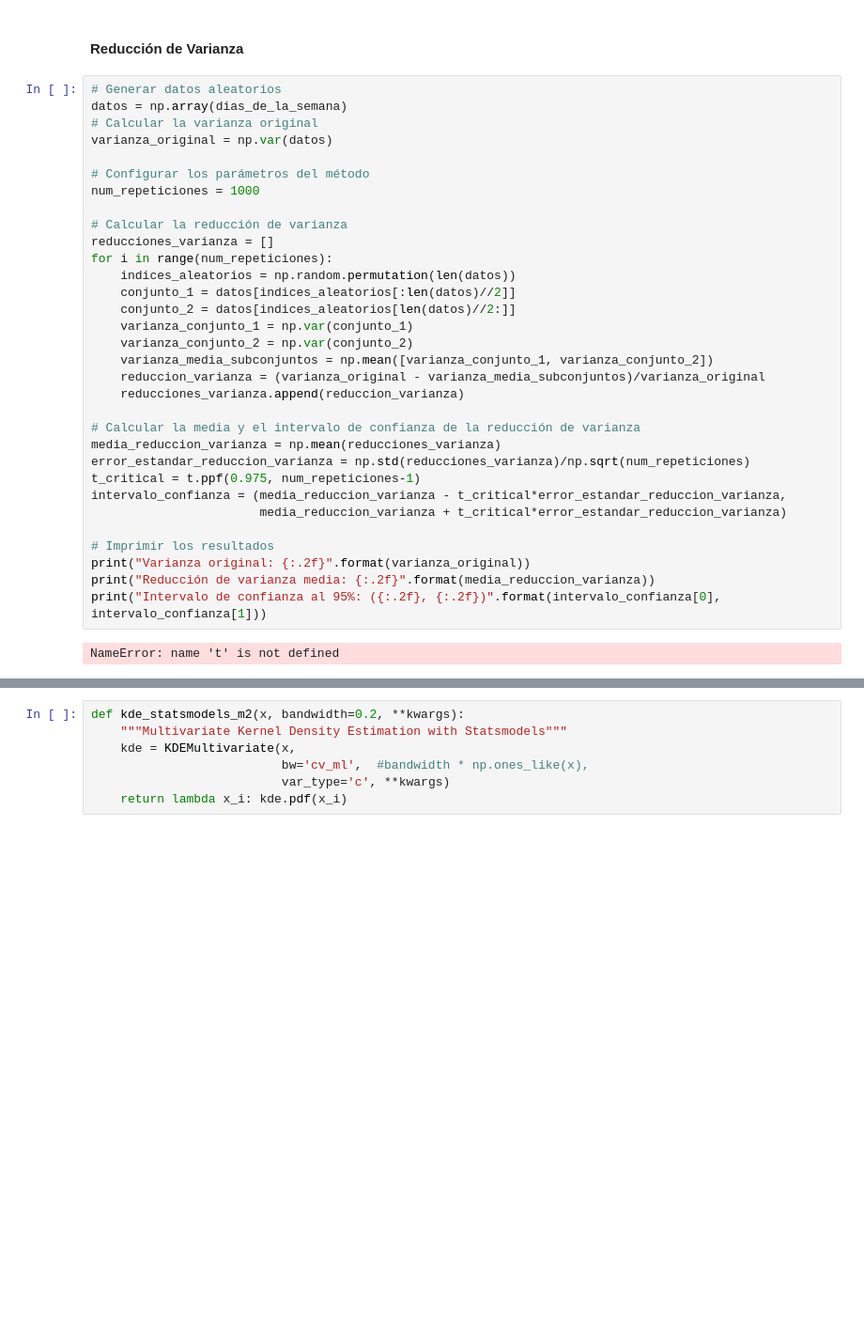
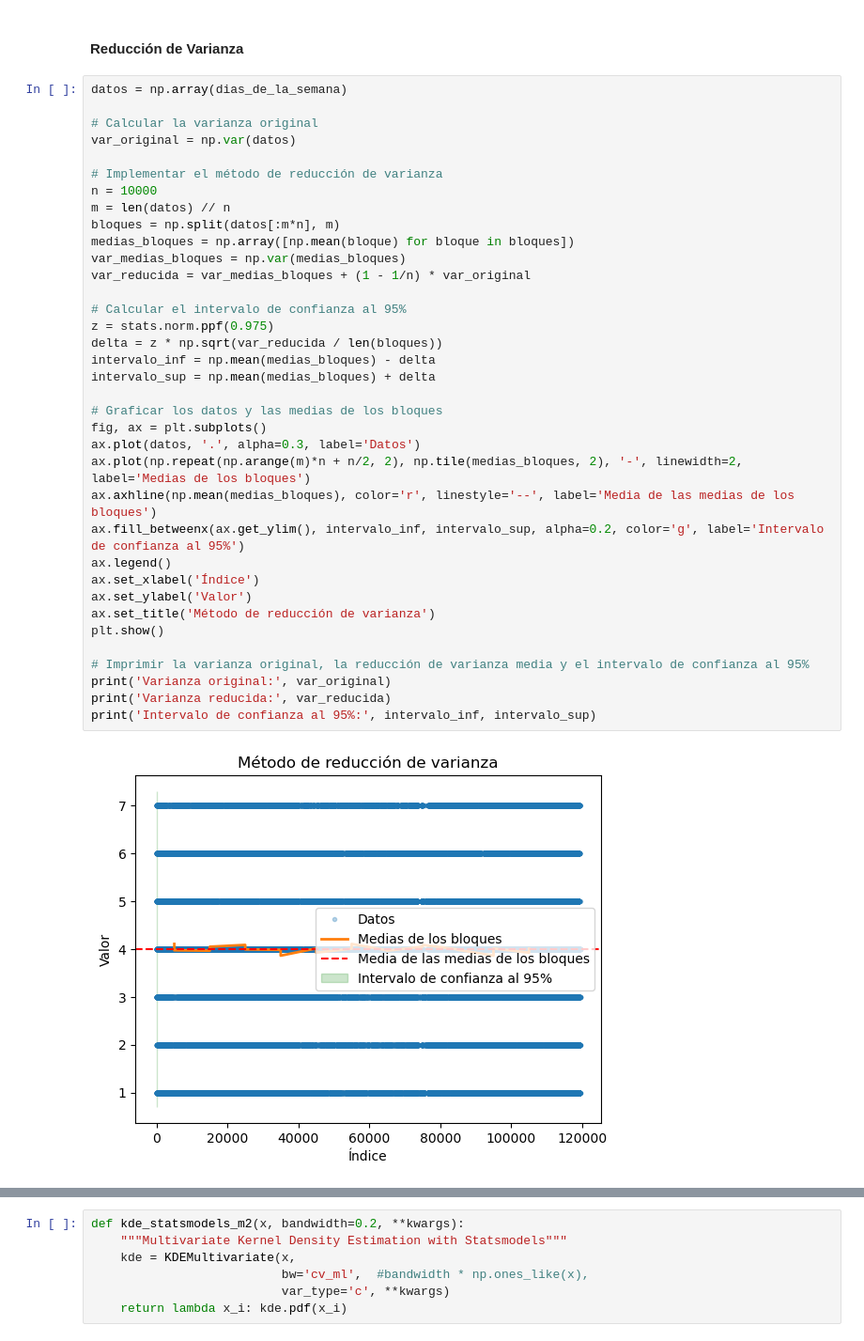
Before and after one commit to Karim1601/Simulacion_Proyecto_PenaH_ValadezM_DegolladoJ, a Jupyter notebook: ProyectoModulo1_PeñaN1_ValadezN2_DegolladoN3.ipynb, the cells around one changed output, grey strips where cells are left out. Shown at 94% size. Cells and saved outputs as stored; diff of their text form; blank space fills up the shorter version.

```diff
--- a/ProyectoModulo1_PeñaN1_ValadezN2_DegolladoN3.ipynb
+++ b/ProyectoModulo1_PeñaN1_ValadezN2_DegolladoN3.ipynb
@@ -316,36 +376,40 @@ Ttest_1sampResult(statistic=0.0, pvalue=1.0)
 # %% [markdown]
 #### Reducción de Varianza
-# %%
-# Generar datos aleatorios
-datos = np.array(dias_de_la_semana)
-# Calcular la varianza original
-varianza_original = np.var(datos)
-
-# Configurar los parámetros del método
-num_repeticiones = 1000
-
-# Calcular la reducción de varianza
-reducciones_varianza = []
-for i in range(num_repeticiones):
-    indices_aleatorios = np.random.permutation(len(datos))
-    conjunto_1 = datos[indices_aleatorios[:len(datos)//2]]
-    conjunto_2 = datos[indices_aleatorios[len(datos)//2:]]
-    varianza_conjunto_1 = np.var(conjunto_1)
-    varianza_conjunto_2 = np.var(conjunto_2)
-    varianza_media_subconjuntos = np.mean([varianza_conjunto_1, varianza_conjunto_2])
-    reduccion_varianza = (varianza_original - varianza_media_subconjuntos)/varianza_original
-    reducciones_varianza.append(reduccion_varianza)
-
-# Calcular la media y el intervalo de confianza de la reducción de varianza
-media_reduccion_varianza = np.mean(reducciones_varianza)
-error_estandar_reduccion_varianza = np.std(reducciones_varianza)/np.sqrt(num_repeticiones)
-t_critical = t.ppf(0.975, num_repeticiones-1)
-intervalo_confianza = (media_reduccion_varianza - t_critical*error_estandar_reduccion_varianza,
-                       media_reduccion_varianza + t_critical*error_estandar_reduccion_varianza)
-
-# Imprimir los resultados
-print("Varianza original: {:.2f}".format(varianza_original))
-print("Reducción de varianza media: {:.2f}".format(media_reduccion_varianza))
-print("Intervalo de confianza al 95%: ({:.2f}, {:.2f})".format(intervalo_confianza[0], intervalo_confianza[1]))
-# %% [output]
-NameError: name 't' is not defined
+# %%
+datos = np.array(dias_de_la_semana)
+
+# Calcular la varianza original
+var_original = np.var(datos)
+
+# Implementar el método de reducción de varianza
+n = 10000
+m = len(datos) // n
+bloques = np.split(datos[:m*n], m)
+medias_bloques = np.array([np.mean(bloque) for bloque in bloques])
+var_medias_bloques = np.var(medias_bloques)
+var_reducida = var_medias_bloques + (1 - 1/n) * var_original
+
+# Calcular el intervalo de confianza al 95%
+z = stats.norm.ppf(0.975)
+delta = z * np.sqrt(var_reducida / len(bloques))
+intervalo_inf = np.mean(medias_bloques) - delta
+intervalo_sup = np.mean(medias_bloques) + delta
+
+# Graficar los datos y las medias de los bloques
+fig, ax = plt.subplots()
+ax.plot(datos, '.', alpha=0.3, label='Datos')
+ax.plot(np.repeat(np.arange(m)*n + n/2, 2), np.tile(medias_bloques, 2), '-', linewidth=2, label='Medias de los bloques')
+ax.axhline(np.mean(medias_bloques), color='r', linestyle='--', label='Media de las medias de los bloques')
+ax.fill_betweenx(ax.get_ylim(), intervalo_inf, intervalo_sup, alpha=0.2, color='g', label='Intervalo de confianza al 95%')
+ax.legend()
+ax.set_xlabel('Índice')
+ax.set_ylabel('Valor')
+ax.set_title('Método de reducción de varianza')
+plt.show()
+
+# Imprimir la varianza original, la reducción de varianza media y el intervalo de confianza al 95%
+print('Varianza original:', var_original)
+print('Varianza reducida:', var_reducida)
+print('Intervalo de confianza al 95%:', intervalo_inf, intervalo_sup)
+# %% [output]
+[figure, added]
```
Also changed, not shown: parts of 18 cells of this notebook.
